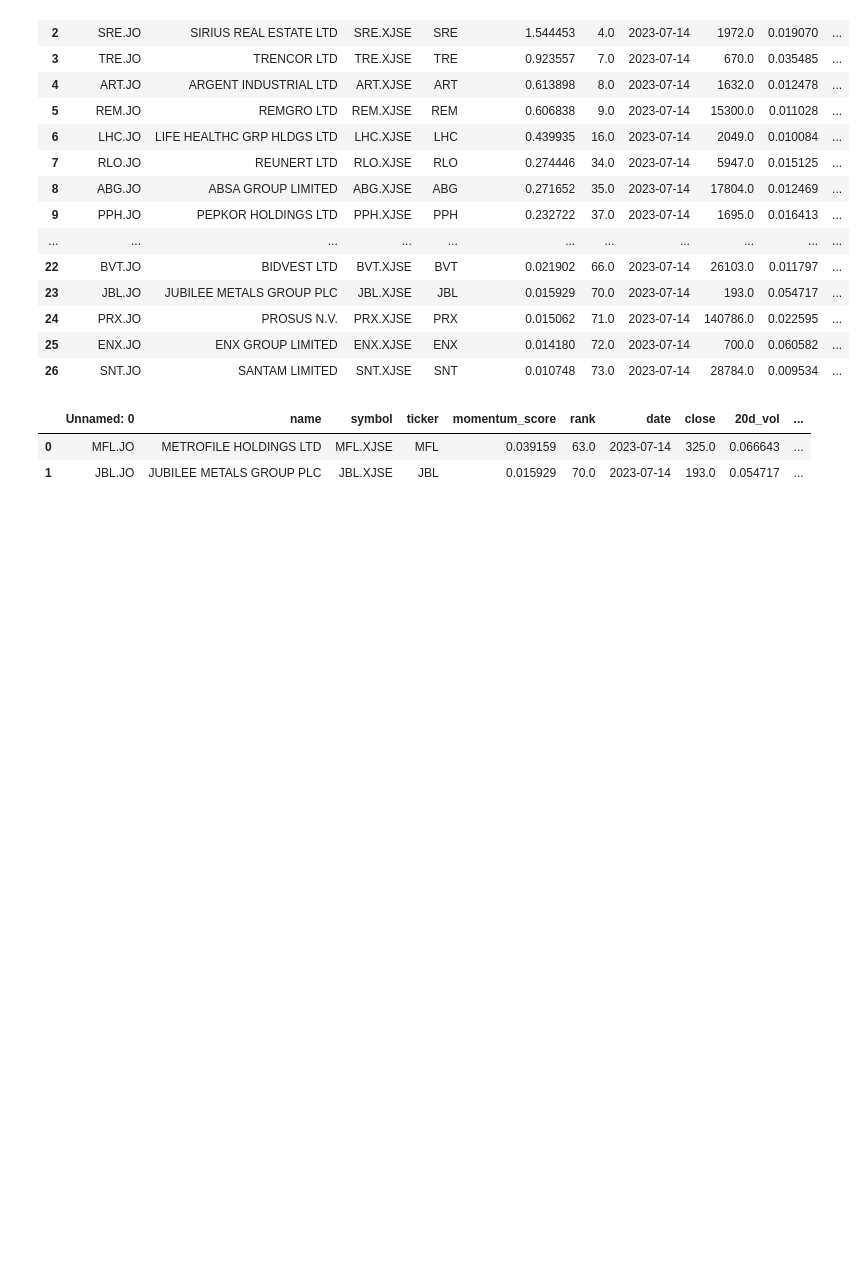
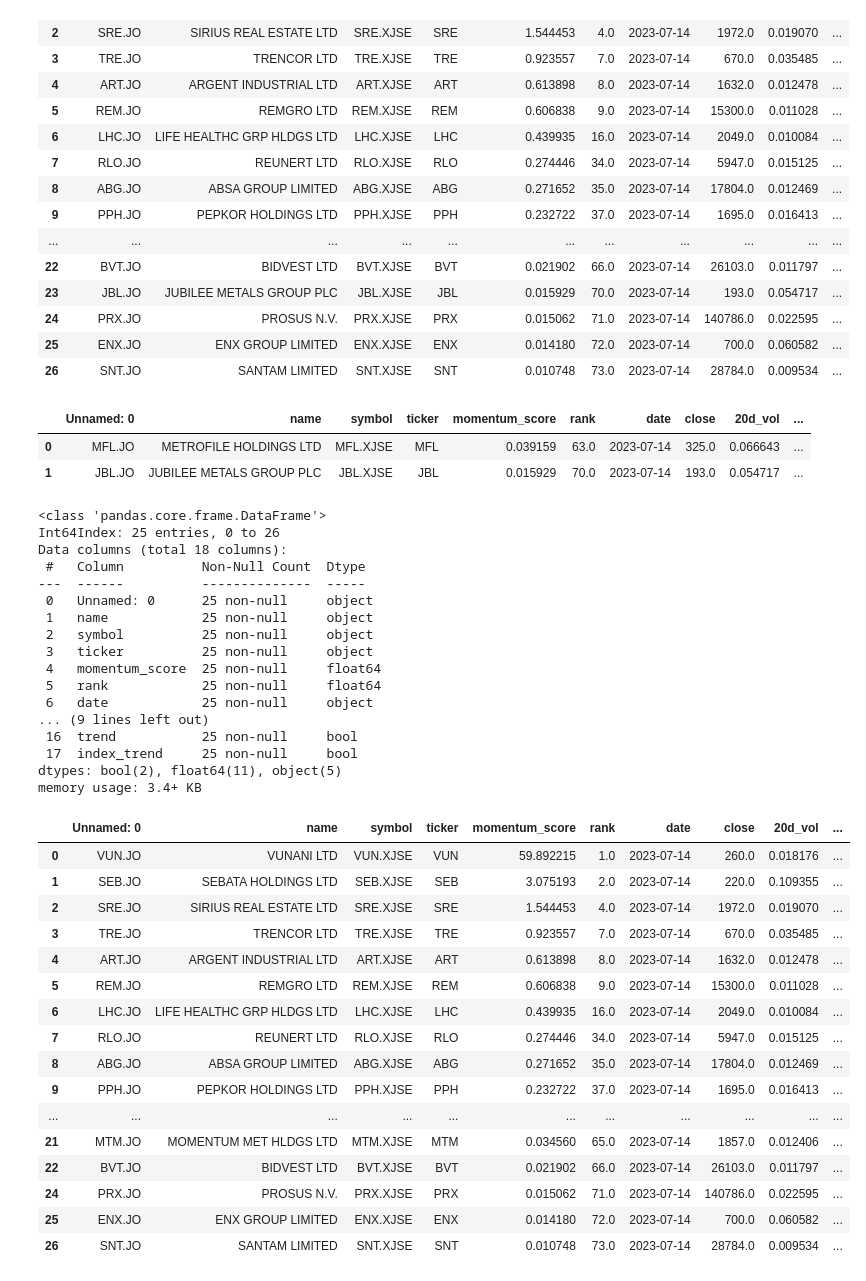
Before and after one commit to helmieresearch/helmieresearch, a Jupyter notebook: Momentum_Ranking_Model.ipynb, the cells around one changed output. Cells and saved outputs as stored; diff of their text form; code cells hidden in the pictures; blank space fills up the shorter version.

```diff
--- a/Momentum_Ranking_Model.ipynb
+++ b/Momentum_Ranking_Model.ipynb
@@ -656,9 +674,48 @@ cpf
 | 25 | ENX.JO | ENX GROUP LIMITED | ENX.XJSE | ENX | 0.014180 | 72.0 | 2023-07-14 | 700.0 | 0.060582 | ... |
 | 26 | SNT.JO | SANTAM LIMITED | SNT.XJSE | SNT | 0.010748 | 73.0 | 2023-07-14 | 28784.0 | 0.009534 | ... |
 # %%
-sell_list = cpf.loc[cpf['ticker'].isin (dqs)].reset_index (drop=True)
-sell_list
+liquidate = cpf.loc[cpf['ticker'].isin (dqs)].reset_index (drop=True)
+liquidate
 # %% [output]
 |  | Unnamed: 0 | name | symbol | ticker | momentum_score | rank | date | close | 20d_vol | ... |
 | 0 | MFL.JO | METROFILE HOLDINGS LTD | MFL.XJSE | MFL | 0.039159 | 63.0 | 2023-07-14 | 325.0 | 0.066643 | ... |
 | 1 | JBL.JO | JUBILEE METALS GROUP PLC | JBL.XJSE | JBL | 0.015929 | 70.0 | 2023-07-14 | 193.0 | 0.054717 | ... |
+# %%
+df3 = cpf[~cpf['ticker'].isin(liquidate['ticker'])]
+df3.info()
+df3
+# %% [output]
+<class 'pandas.core.frame.DataFrame'>
+Int64Index: 25 entries, 0 to 26
+Data columns (total 18 columns):
+ #   Column          Non-Null Count  Dtype
+---  ------          --------------  -----
+ 0   Unnamed: 0      25 non-null     object
+ 1   name            25 non-null     object
+ 2   symbol          25 non-null     object
+ 3   ticker          25 non-null     object
+ 4   momentum_score  25 non-null     float64
+ 5   rank            25 non-null     float64
+ 6   date            25 non-null     object
+... (9 lines left out)
+ 16  trend           25 non-null     bool
+ 17  index_trend     25 non-null     bool
+dtypes: bool(2), float64(11), object(5)
+memory usage: 3.4+ KB
+|  | Unnamed: 0 | name | symbol | ticker | momentum_score | rank | date | close | 20d_vol | ... |
+| 0 | VUN.JO | VUNANI LTD | VUN.XJSE | VUN | 59.892215 | 1.0 | 2023-07-14 | 260.0 | 0.018176 | ... |
+| 1 | SEB.JO | SEBATA HOLDINGS LTD | SEB.XJSE | SEB | 3.075193 | 2.0 | 2023-07-14 | 220.0 | 0.109355 | ... |
+| 2 | SRE.JO | SIRIUS REAL ESTATE LTD | SRE.XJSE | SRE | 1.544453 | 4.0 | 2023-07-14 | 1972.0 | 0.019070 | ... |
+| 3 | TRE.JO | TRENCOR LTD | TRE.XJSE | TRE | 0.923557 | 7.0 | 2023-07-14 | 670.0 | 0.035485 | ... |
+| 4 | ART.JO | ARGENT INDUSTRIAL LTD | ART.XJSE | ART | 0.613898 | 8.0 | 2023-07-14 | 1632.0 | 0.012478 | ... |
+| 5 | REM.JO | REMGRO LTD | REM.XJSE | REM | 0.606838 | 9.0 | 2023-07-14 | 15300.0 | 0.011028 | ... |
+| 6 | LHC.JO | LIFE HEALTHC GRP HLDGS LTD | LHC.XJSE | LHC | 0.439935 | 16.0 | 2023-07-14 | 2049.0 | 0.010084 | ... |
+| 7 | RLO.JO | REUNERT LTD | RLO.XJSE | RLO | 0.274446 | 34.0 | 2023-07-14 | 5947.0 | 0.015125 | ... |
+| 8 | ABG.JO | ABSA GROUP LIMITED | ABG.XJSE | ABG | 0.271652 | 35.0 | 2023-07-14 | 17804.0 | 0.012469 | ... |
+| 9 | PPH.JO | PEPKOR HOLDINGS LTD | PPH.XJSE | PPH | 0.232722 | 37.0 | 2023-07-14 | 1695.0 | 0.016413 | ... |
+| ... | ... | ... | ... | ... | ... | ... | ... | ... | ... | ... |
+| 21 | MTM.JO | MOMENTUM MET HLDGS LTD | MTM.XJSE | MTM | 0.034560 | 65.0 | 2023-07-14 | 1857.0 | 0.012406 | ... |
+| 22 | BVT.JO | BIDVEST LTD | BVT.XJSE | BVT | 0.021902 | 66.0 | 2023-07-14 | 26103.0 | 0.011797 | ... |
+| 24 | PRX.JO | PROSUS N.V. | PRX.XJSE | PRX | 0.015062 | 71.0 | 2023-07-14 | 140786.0 | 0.022595 | ... |
+| 25 | ENX.JO | ENX GROUP LIMITED | ENX.XJSE | ENX | 0.014180 | 72.0 | 2023-07-14 | 700.0 | 0.060582 | ... |
+| 26 | SNT.JO | SANTAM LIMITED | SNT.XJSE | SNT | 0.010748 | 73.0 | 2023-07-14 | 28784.0 | 0.009534 | ... |
```
Also changed, not shown: parts of 1 cell of this notebook.
